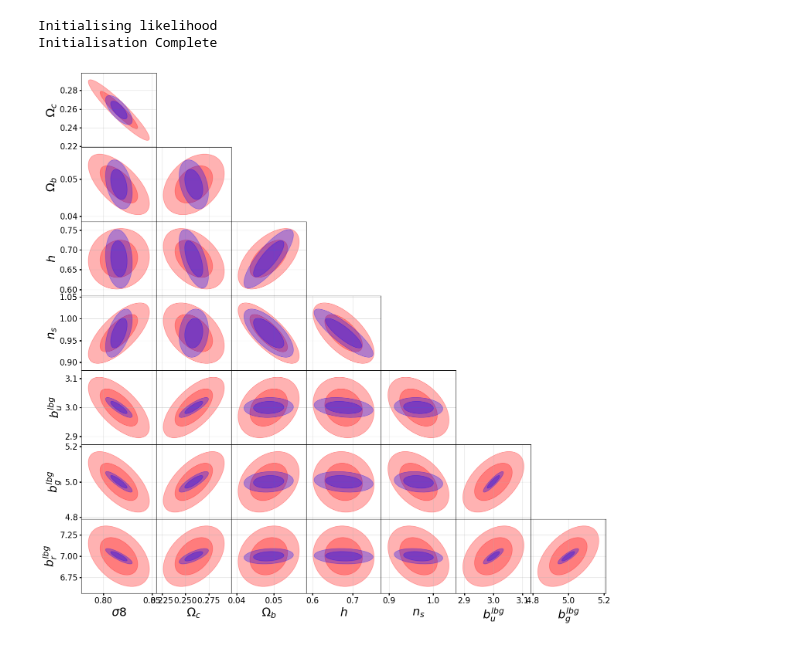
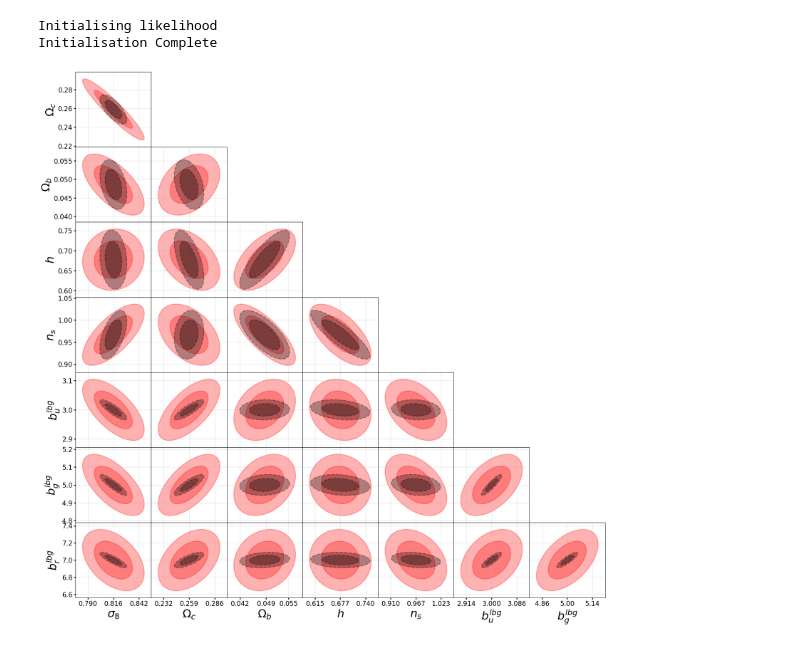
Before and after one commit to fpetri115/LBGforecast, a Jupyter notebook: tests_likelihood.ipynb, the cells around one changed output. Saved outputs shown, nothing was run; the diff lists cells and outputs as text; code cells hidden in the pictures.

Commit message:
improved fisher contour plotting

```diff
--- a/tests_likelihood.ipynb
+++ b/tests_likelihood.ipynb
@@ -26,8 +26,8 @@ params = np.array([lhood._cosmo_fid.sigma8,
 #norm_diff = pk(define_cosmo(), 1/8, 2.6)/pk(define_cosmo(), 1/8, 0)
 #params = np.array([lhood._cosmo_fid.sigma8*np.sqrt(norm_diff), lhood._b_lbg])
 
-labels = np.array(["$\sigma8$", "$\Omega_c$", "$\Omega_b$",
-                    "$h$", "$n_s$", "$b^{lbg}_{u}$", "$b^{lbg}_{g}$", "$b^{lbg}_{r}$"])
+labels = np.array(["$\sigma_{8}$", "$\Omega_{c}$", "$\Omega_{b}$",
+                    "$h$", "$n_{s}$", "$b^{lbg}_{u}$", "$b^{lbg}_{g}$", "$b^{lbg}_{r}$"])
 
 inds = [0, 1, 2, 3, 4, 6, 7, 8]
 
@@ -72,10 +72,15 @@ def plot_contours(fisher, pos, i, j, nstd=2., K=5.991, ax=None, **kwargs):
   s2 = 1.5*nstd*sigma_marg(1)
   ax.set_xlim(pos[inds[0]] - s1, pos[inds[0]] + s1)
   ax.set_ylim(pos[inds[1]] - s2, pos[inds[1]] + s2)
+
+  xticks = np.delete(np.around(np.linspace(pos[inds[0]] - s1, pos[inds[0]] + s1, 7), 3)[1:6], [1, 3])
+
+  ax.set_xticks(np.around(xticks, 3))
+
   plt.draw()
   return ellip
 # %%
-plt.figure(figsize=(20, 20))
+plt.figure(figsize=(25, 25))
 nparams = len(params)
 
 #randnos = np.random.multivariate_normal(np.array([params[0], params[1]]),
@@ -90,39 +95,39 @@ for i in range(nparams):
 
             plt.grid(alpha=0.4, zorder=-1)
 
-            plot_contours(F, params, j, i, K=2.279, fill=True,color='b', alpha=0.3, zorder=5)
-            plot_contours(F, params, j, i, K=5.991, fill=True,color='b',  alpha=0.3, zorder=5)
+            plot_contours(F, params, j, i, K=2.279, fill=True,color='k', alpha=0.3, zorder=5, ls="--", lw=2)
+            plot_contours(F, params, j, i, K=5.991, fill=True,color='k',  alpha=0.3, zorder=5, ls="--", lw=2)
             #plot_contours(F, params, j, i, K=9.210, fill=True,color='b',  alpha=0.3, zorder=5)
             #plot_contours(F, params, j, i, K=11.618, fill=True,color='b',  alpha=0.3, zorder=5)
 
-            plot_contours(F_marg, params, j, i, K=2.279, fill=True,color='r', alpha=0.3, zorder=1)
-            plot_contours(F_marg, params, j, i, K=5.991, fill=True,color='r', alpha=0.3, zorder=1)
+            plot_contours(F_marg, params, j, i, K=2.279, fill=True,color='r', alpha=0.3, zorder=1, lw=2)
+            plot_contours(F_marg, params, j, i, K=5.991, fill=True,color='r', alpha=0.3, zorder=1, lw=2)
             #plot_contours(F_marg, params, j, i, K=9.210, fill=True,color='r',  alpha=0.3, zorder=1)
             #plot_contours(F_marg, params, j, i, K=11.618, fill=True,color='r', alpha=0.3, zorder=1)
 
 
             if(j == 0):
-                plt.ylabel(labels[i], fontsize = 22)
+                plt.ylabel(labels[i], fontsize = 26)
 
             if(i == nparams-1):
-                plt.xlabel(labels[j], fontsize = 22)
+                plt.xlabel(labels[j], fontsize = 26)
 
             plt.tick_params(axis="x", width = 2, labelsize=15)
             plt.tick_params(axis="y", width = 2, labelsize=15)
 
             if(i < len(params) - 1):
                 plt.tick_params(
                     axis='x',          # changes apply to the x-axis
                     which='both',      # both major and minor ticks are affected
                     bottom=False,      # ticks along the bottom edge are off
                     labelbottom=False)
 
             if(j > 0):
                 plt.tick_params(
                     axis='y',          # changes apply to the x-axis
                     which='both',      # both major and minor ticks are affected
                     left=False,        # ticks along the bottom edge are off
                     labelleft=False)
             #plt.scatter(randnos[:,0], randnos[:, 1], c ='r', zorder=100, alpha=.5, s=10)
 # %% [output]
-[figure, old version]
+[figure, new version]
```
